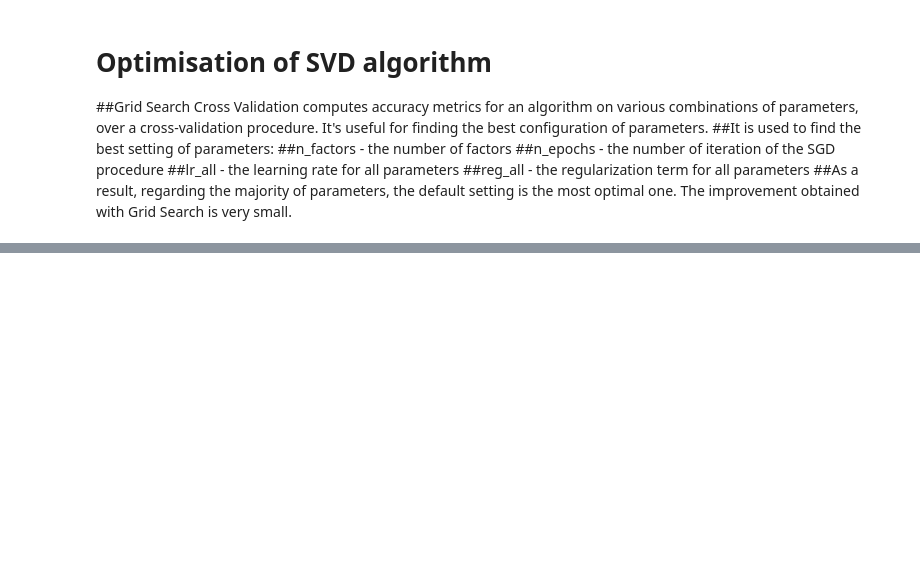
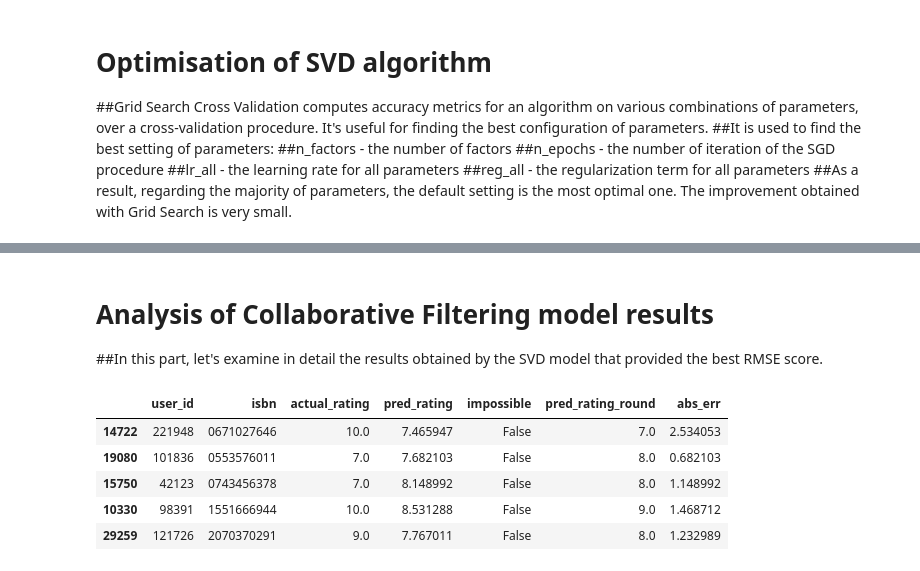
Before and after one commit to IfrazQazi/Book-Recommendation-System, a Jupyter notebook: Book_Recommendation_system.ipynb, the cells around one changed output, grey strips where cells are left out. Cells and saved outputs as stored; diff of their text form; code cells hidden in the pictures; blank space fills up the shorter version.

```diff
--- a/Book_Recommendation_system.ipynb
+++ b/Book_Recommendation_system.ipynb
@@ -1022 +1031,4 @@ print(gs.best_params['rmse'])
 {'n_factors': 80, 'n_epochs': 20, 'lr_all': 0.005, 'reg_all': 0.2}
+# %% [markdown]
+# **Analysis of Collaborative Filtering model results**
+##In this part, let's examine in detail the results obtained by the SVD model that provided the best RMSE score.
@@ -1022,0 +1041,14 @@ print(gs.best_params['rmse'])
+# %%
+df_pred = pd.DataFrame(predictions, columns=['user_id', 'isbn', 'actual_rating', 'pred_rating', 'details'])
+df_pred['impossible'] = df_pred['details'].apply(lambda x: x['was_impossible'])
+df_pred['pred_rating_round'] = df_pred['pred_rating'].round()
+df_pred['abs_err'] = abs(df_pred['pred_rating'] - df_pred['actual_rating'])
+df_pred.drop(['details'], axis=1, inplace=True)
+df_pred.sample(5)
+# %% [output]
+|  | user_id | isbn | actual_rating | pred_rating | impossible | pred_rating_round | abs_err |
+| 14722 | 221948 | 0671027646 | 10.0 | 7.465947 | False | 7.0 | 2.534053 |
+| 19080 | 101836 | 0553576011 | 7.0 | 7.682103 | False | 8.0 | 0.682103 |
+| 15750 | 42123 | 0743456378 | 7.0 | 8.148992 | False | 8.0 | 1.148992 |
+| 10330 | 98391 | 1551666944 | 10.0 | 8.531288 | False | 9.0 | 1.468712 |
+| 29259 | 121726 | 2070370291 | 9.0 | 7.767011 | False | 8.0 | 1.232989 |
```
Also changed, not shown: parts of 17 cells of this notebook.
